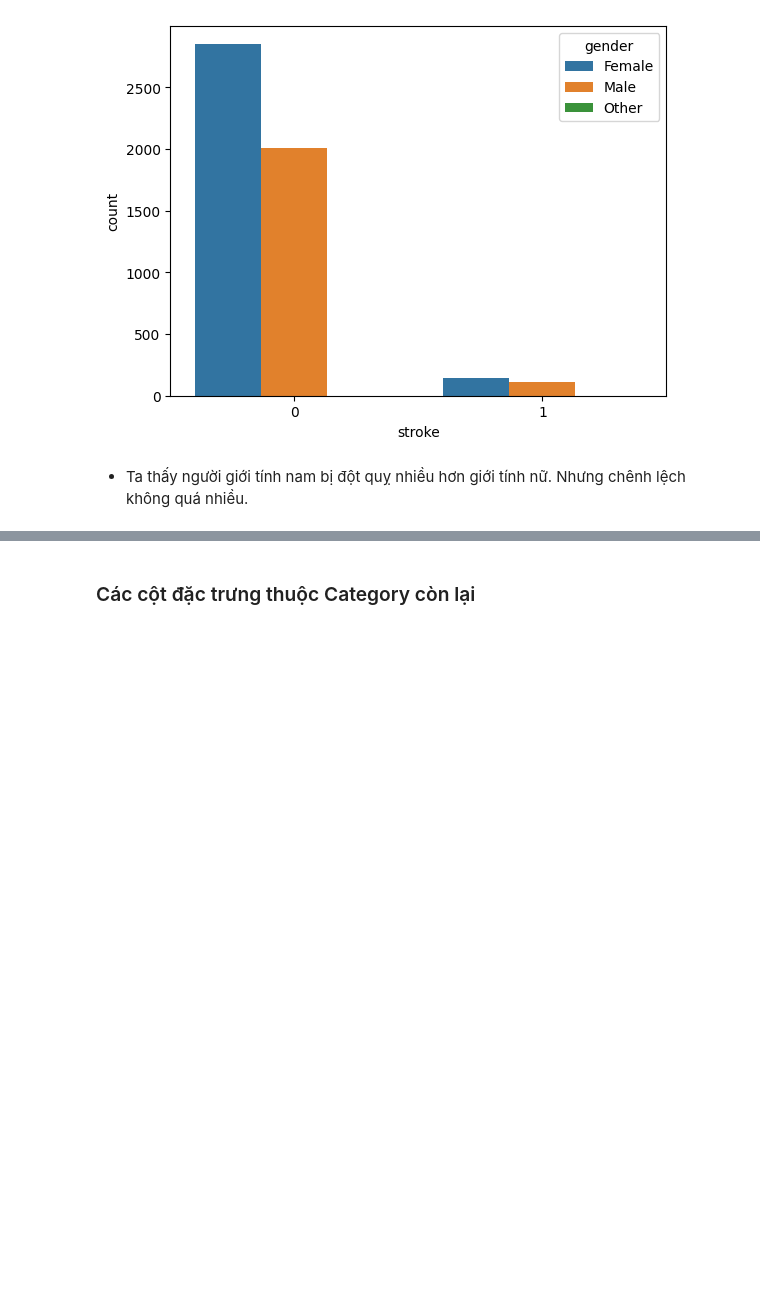
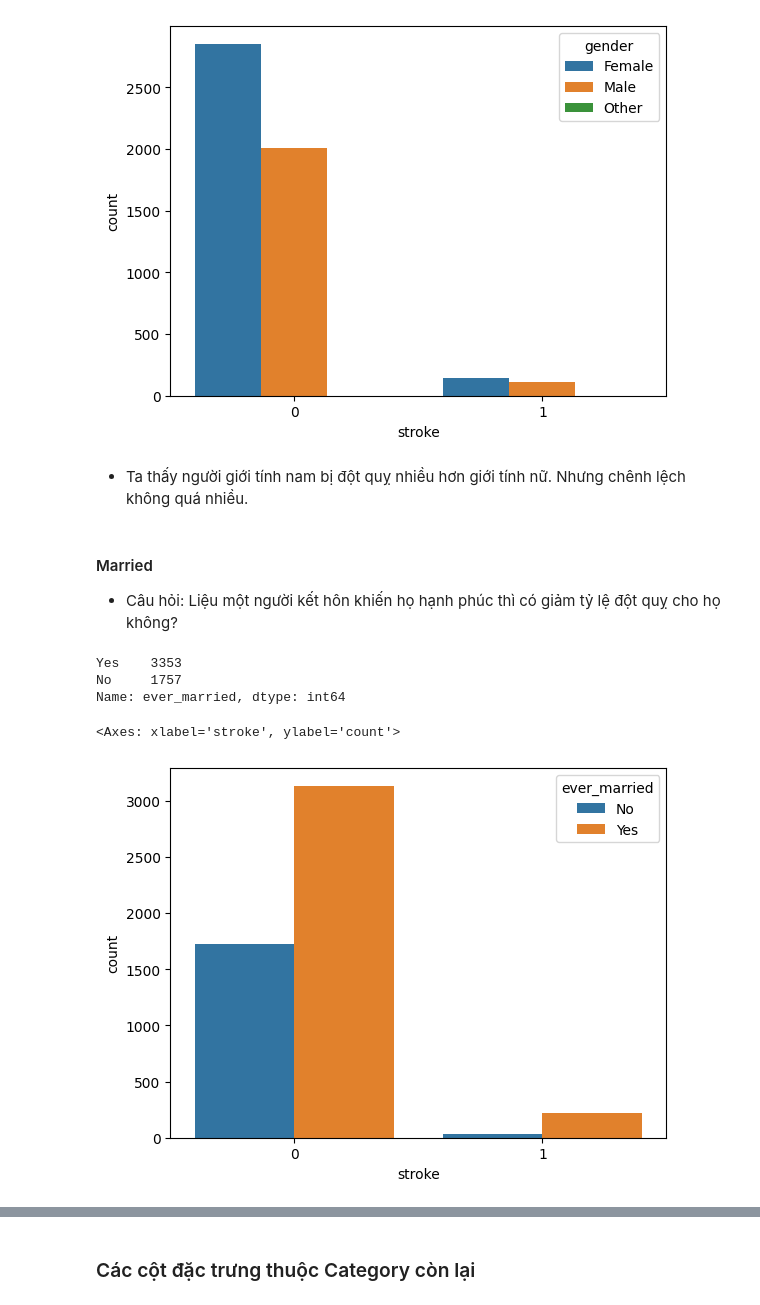
Before and after one commit to mnnam1302/Healthcare_Stroke, a Jupyter notebook: healthcare_stroke.ipynb, the cells around one changed output, grey strips where cells are left out. Cells and saved outputs as stored; diff of their text form; code cells hidden in the pictures; blank space fills up the shorter version.

```diff
--- a/healthcare_stroke.ipynb
+++ b/healthcare_stroke.ipynb
@@ -279,3 +283,17 @@ sns.countplot(data=patient_df, x='stroke', hue='gender');
 [figure]
 # %% [markdown]
 * Ta thấy người giới tính nam bị đột quỵ nhiều hơn giới tính nữ. Nhưng chênh lệch không quá nhiều.
+# %% [markdown]
+#### Married
+* Câu hỏi: Liệu một người kết hôn khiến họ hạnh phúc thì có giảm tỷ lệ đột quỵ cho họ không?
+# %%
+patient_df['ever_married'].value_counts()
+# %% [output]
+Yes    3353
+No     1757
+Name: ever_married, dtype: int64
+# %%
+sns.countplot(data=patient_df, x='stroke', hue='ever_married')
+# %% [output]
+<Axes: xlabel='stroke', ylabel='count'>
+[figure, added]
```
Also changed, not shown: parts of 6 cells of this notebook.
